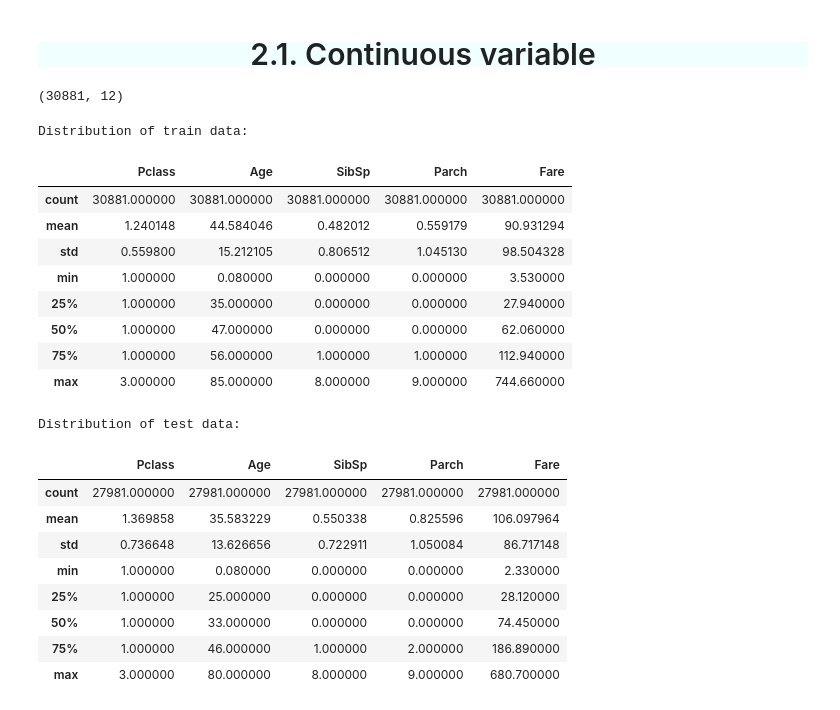
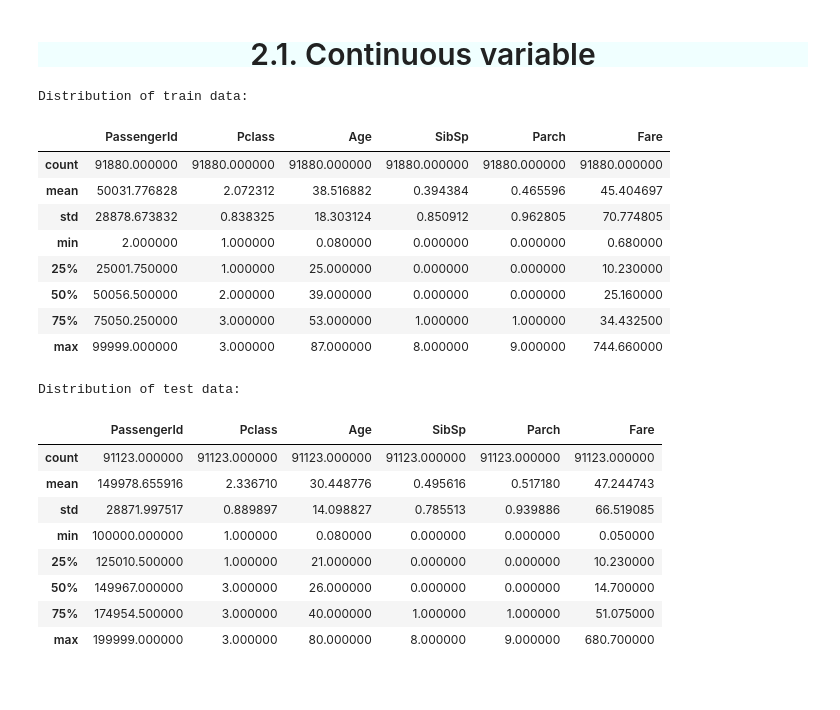
Before and after one commit to SaketCodeScribe/Kaggle, a Jupyter notebook: tabular playground series apr 2021.ipynb, the cells around one changed output. Saved outputs shown, nothing was run; the diff lists cells and outputs as text; code cells hidden in the pictures.

```diff
--- a/tabular playground series apr 2021.ipynb
+++ b/tabular playground series apr 2021.ipynb
@@ -158,32 +171,34 @@ test_.dropna(inplace=True)
-# %%
-train_.shape
-# %% [output]
-(30881, 12)
+# %%
+train.drop(columns=['Cabin'], inplace=True)
+test.drop(columns=['Cabin'], inplace=True)
+train.dropna(inplace=True)
+test.dropna(inplace=True)
+train["Survived"]=train["Survived"].apply(lambda x:"survived" if x in [1] else "dead")
 # %%
 print("Distribution of train data: \n")
-train_[['Pclass', 'Age', 'SibSp', 'Parch', 'Fare']].describe()
+train.describe()
 # %% [output]
 Distribution of train data:
-|  | Pclass | Age | SibSp | Parch | Fare |
-| count | 30881.000000 | 30881.000000 | 30881.000000 | 30881.000000 | 30881.000000 |
-| mean | 1.240148 | 44.584046 | 0.482012 | 0.559179 | 90.931294 |
-| std | 0.559800 | 15.212105 | 0.806512 | 1.045130 | 98.504328 |
-| min | 1.000000 | 0.080000 | 0.000000 | 0.000000 | 3.530000 |
-| 25% | 1.000000 | 35.000000 | 0.000000 | 0.000000 | 27.940000 |
-| 50% | 1.000000 | 47.000000 | 0.000000 | 0.000000 | 62.060000 |
-| 75% | 1.000000 | 56.000000 | 1.000000 | 1.000000 | 112.940000 |
-| max | 3.000000 | 85.000000 | 8.000000 | 9.000000 | 744.660000 |
+|  | PassengerId | Pclass | Age | SibSp | Parch | Fare |
+| count | 91880.000000 | 91880.000000 | 91880.000000 | 91880.000000 | 91880.000000 | 91880.000000 |
+| mean | 50031.776828 | 2.072312 | 38.516882 | 0.394384 | 0.465596 | 45.404697 |
+| std | 28878.673832 | 0.838325 | 18.303124 | 0.850912 | 0.962805 | 70.774805 |
+| min | 2.000000 | 1.000000 | 0.080000 | 0.000000 | 0.000000 | 0.680000 |
+| 25% | 25001.750000 | 1.000000 | 25.000000 | 0.000000 | 0.000000 | 10.230000 |
+| 50% | 50056.500000 | 2.000000 | 39.000000 | 0.000000 | 0.000000 | 25.160000 |
+| 75% | 75050.250000 | 3.000000 | 53.000000 | 1.000000 | 1.000000 | 34.432500 |
+| max | 99999.000000 | 3.000000 | 87.000000 | 8.000000 | 9.000000 | 744.660000 |
 # %%
 print("Distribution of test data: \n")
-test_[['Pclass', 'Age', 'SibSp', 'Parch', 'Fare']].describe()
+test.describe()
 # %% [output]
 Distribution of test data:
-|  | Pclass | Age | SibSp | Parch | Fare |
-| count | 27981.000000 | 27981.000000 | 27981.000000 | 27981.000000 | 27981.000000 |
-| mean | 1.369858 | 35.583229 | 0.550338 | 0.825596 | 106.097964 |
-| std | 0.736648 | 13.626656 | 0.722911 | 1.050084 | 86.717148 |
-| min | 1.000000 | 0.080000 | 0.000000 | 0.000000 | 2.330000 |
-| 25% | 1.000000 | 25.000000 | 0.000000 | 0.000000 | 28.120000 |
-| 50% | 1.000000 | 33.000000 | 0.000000 | 0.000000 | 74.450000 |
-| 75% | 1.000000 | 46.000000 | 1.000000 | 2.000000 | 186.890000 |
-| max | 3.000000 | 80.000000 | 8.000000 | 9.000000 | 680.700000 |
+|  | PassengerId | Pclass | Age | SibSp | Parch | Fare |
+| count | 91123.000000 | 91123.000000 | 91123.000000 | 91123.000000 | 91123.000000 | 91123.000000 |
+| mean | 149978.655916 | 2.336710 | 30.448776 | 0.495616 | 0.517180 | 47.244743 |
+| std | 28871.997517 | 0.889897 | 14.098827 | 0.785513 | 0.939886 | 66.519085 |
+| min | 100000.000000 | 1.000000 | 0.080000 | 0.000000 | 0.000000 | 0.050000 |
+| 25% | 125010.500000 | 1.000000 | 21.000000 | 0.000000 | 0.000000 | 10.230000 |
+| 50% | 149967.000000 | 3.000000 | 26.000000 | 0.000000 | 0.000000 | 14.700000 |
+| 75% | 174954.500000 | 3.000000 | 40.000000 | 1.000000 | 1.000000 | 51.075000 |
+| max | 199999.000000 | 3.000000 | 80.000000 | 8.000000 | 9.000000 | 680.700000 |
```
Also changed, not shown: parts of 20 cells of this notebook.
